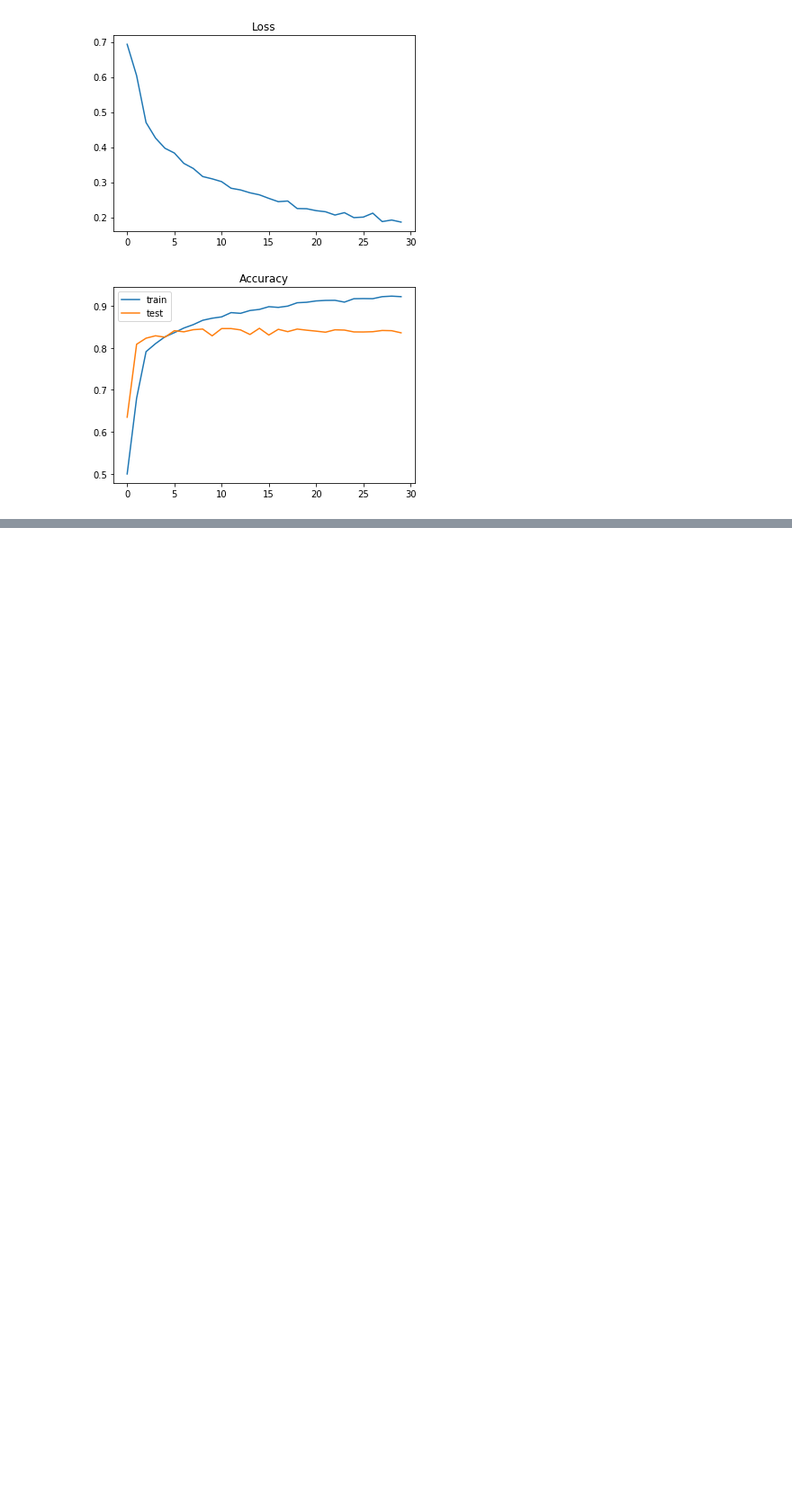
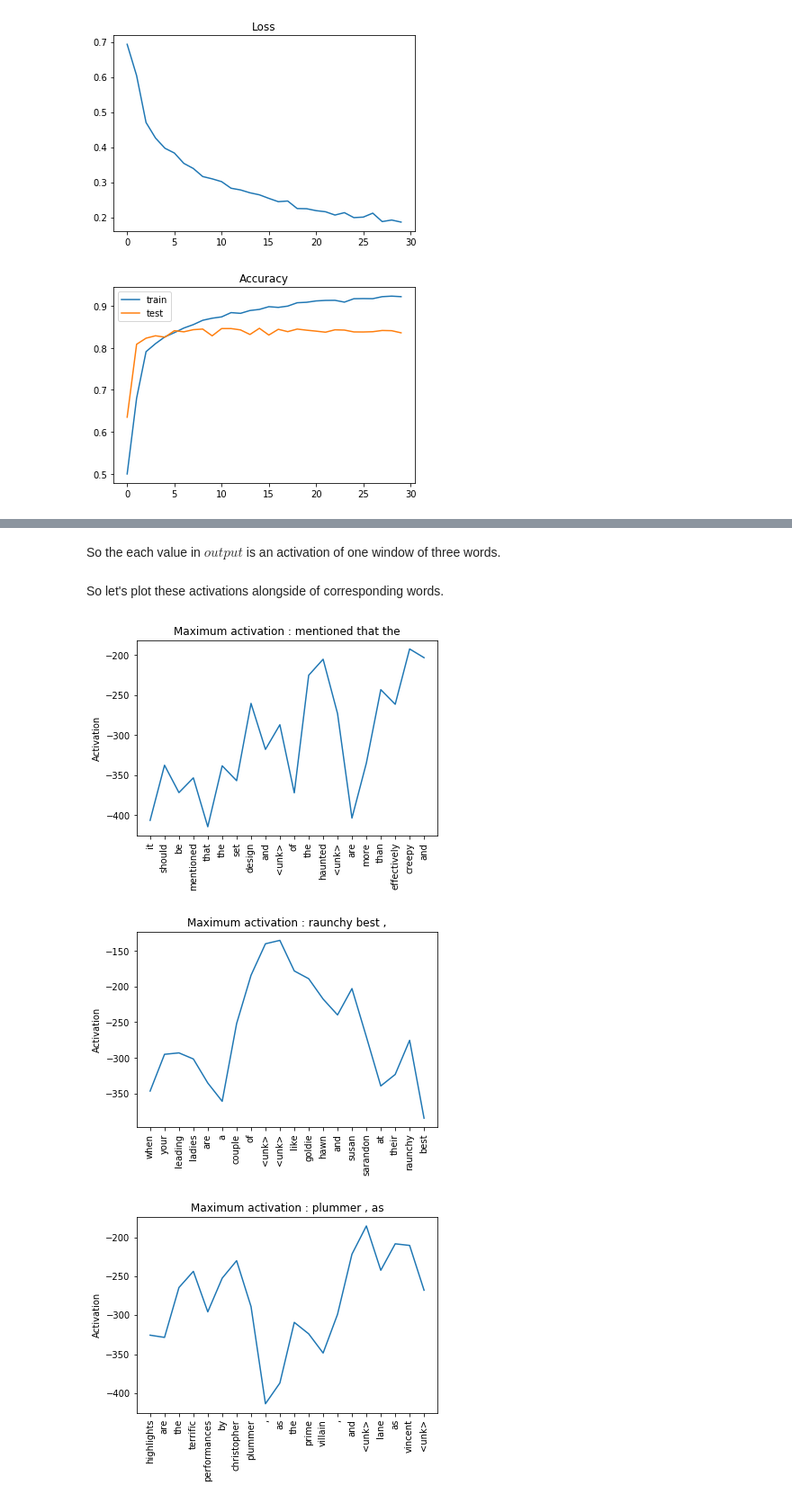
Before and after one commit to samutamm/AS, a Jupyter notebook: TME6_text.ipynb, the cells around one changed output, grey strips where cells are left out. Shown at 90% size. Cells and saved outputs as stored; diff of their text form; code cells hidden in the pictures; blank space fills up the shorter version.

```diff
--- a/TME6_text.ipynb
+++ b/TME6_text.ipynb
@@ -540,10 +430,0 @@ tsneX = tsne.fit_transform(pcaX)
-# %%
-plt.figure(figsize=(12,12))
-markers = ['x', '.', '+']
-for i, cls in enumerate(['pos', 'ntr','neg']):
-    top_words = words_by_cls[cls]
-    indexes = [word2subset_idx[w] for w in top_words if w in interesting_words]
-
-    plt.scatter(tsneX[indexes,0],tsneX[indexes,1], marker=markers[i], label=cls)
-plt.title("Top 200 words of each predicted class")
-plt.legend()
@@ -558,4 +430,0 @@ As we see in previous plot, the most frequents individual words are quite mixed
-# %%
-for name, param in model.named_parameters():
-    if param.requires_grad:
-        print(name)
@@ -730,7 +430,0 @@ handle.remove()
-# %%
-act = np.array(activation_sums)
-act = act.reshape(act.shape[0],act.shape[1])
-activations = pd.DataFrame(act)
-activations['lengths'] = np.array(lengths)
-activations[42:43][activations.columns[:15]].transpose().plot()
-plt.xticks(np.arange(15),all_texts[3][1], rotation=90);
@@ -750,0 +567,2 @@ array(['disturbing', 'and', 'brilliant', 'documentary', '.', '<unk>',
+# %% [markdown]
+So the each value in $ output $ is an activation of one window of three words.
@@ -750,0 +588,28 @@ array(['disturbing', 'and', 'brilliant', 'documentary', '.', '<unk>',
+# %% [markdown]
+So let's plot these activations alongside of corresponding words.
+# %%
+def neighbors(idx):
+    if idx == 0:
+        return np.arange(3)
+    return [idx-1,idx,idx+1]
+
+for _ in range(4):
+    plt.figure()
+
+    i = np.random.randint(0, len(all_texts))
+
+    words_n = 20 # visualize only n first word in review.
+
+    act = np.array(activation_sums)
+    act = act.reshape(act.shape[0],act.shape[1])
+    activations = pd.DataFrame(act)
+    activations.iloc[i][:words_n].transpose().plot()
+    plt.xticks(np.arange(words_n),text_data.iloc[i], rotation=90);
+
+    max_activation = " ".join([text_data.iloc[i][j] for j in neighbors(activations.iloc[i].idxmin())])
+    plt.title("Maximum activation : " + max_activation)
+    plt.ylabel('Activation')
+# %% [output]
+[figure, added]
+[figure, added]
+[figure, added]
```
Also changed, not shown: parts of 70 cells of this notebook.
